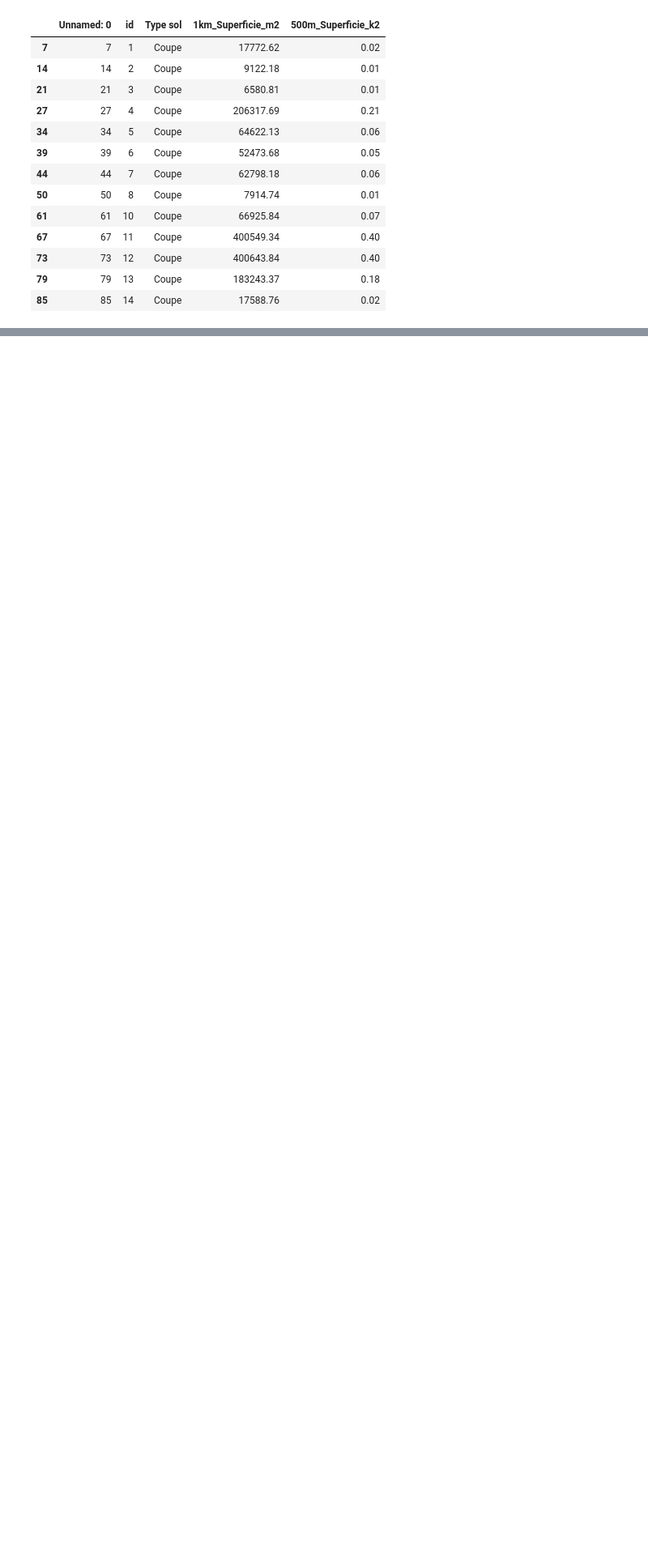
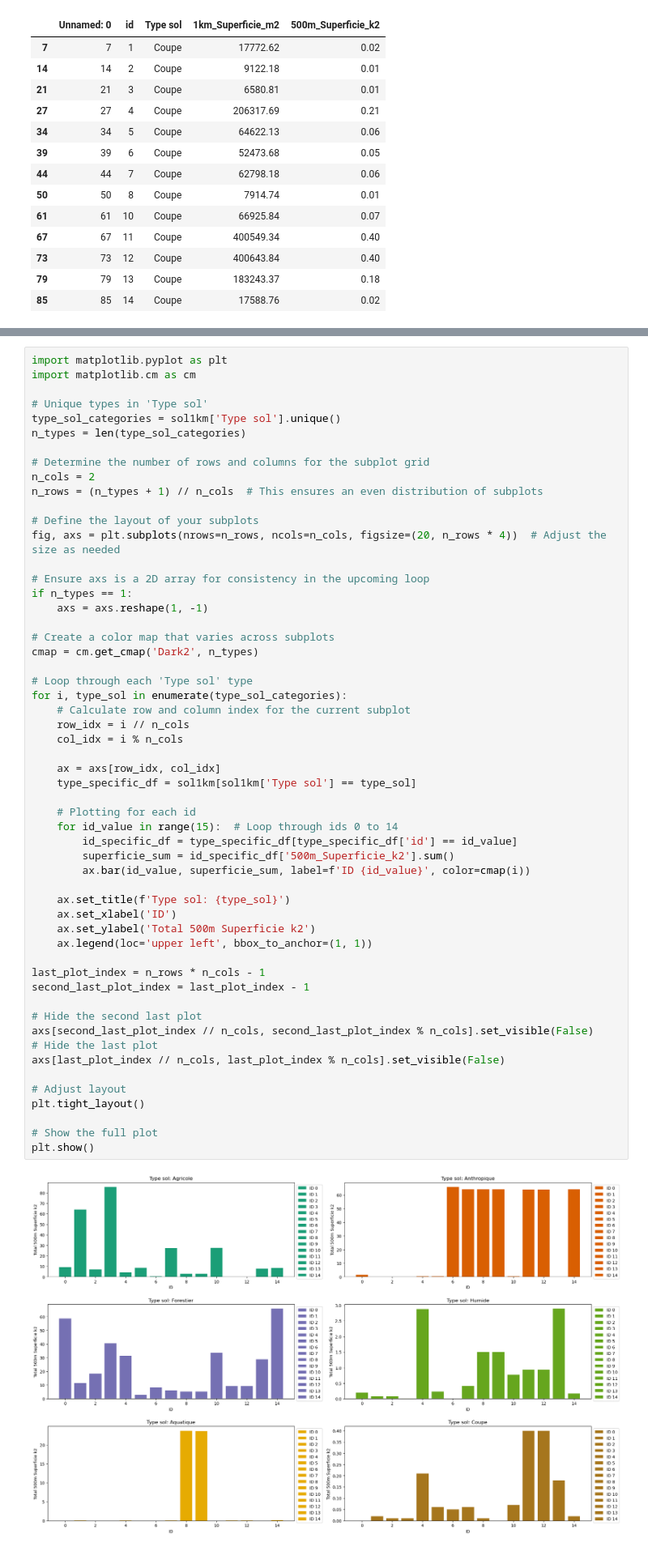
Before and after one commit to tofunori/Multi-buffers-data-extraction, a Jupyter notebook: data_manipulation.ipynb, the cells around one changed output, grey strips where cells are left out. Shown at 81% size. Drawn from its saved outputs; the diff is of its cells as text; blank space fills up the shorter version.

Commit message:
plots

```diff
--- a/data_manipulation.ipynb
+++ b/data_manipulation.ipynb
@@ -223,3 +224,60 @@ plt.tight_layout()
 plt.show()
 # %% [output]
 [figure]
+# %%
+import matplotlib.pyplot as plt
+import matplotlib.cm as cm
+
+# Unique types in 'Type sol'
+type_sol_categories = sol1km['Type sol'].unique()
+n_types = len(type_sol_categories)
+
+# Determine the number of rows and columns for the subplot grid
+n_cols = 2
+n_rows = (n_types + 1) // n_cols  # This ensures an even distribution of subplots
+
+# Define the layout of your subplots
+fig, axs = plt.subplots(nrows=n_rows, ncols=n_cols, figsize=(20, n_rows * 4))  # Adjust the size as needed
+
+# Ensure axs is a 2D array for consistency in the upcoming loop
+if n_types == 1:
+    axs = axs.reshape(1, -1)
+
+# Create a color map that varies across subplots
+cmap = cm.get_cmap('Dark2', n_types)
+
+# Loop through each 'Type sol' type
+for i, type_sol in enumerate(type_sol_categories):
+    # Calculate row and column index for the current subplot
+    row_idx = i // n_cols
+    col_idx = i % n_cols
+
+    ax = axs[row_idx, col_idx]
+    type_specific_df = sol1km[sol1km['Type sol'] == type_sol]
+
+    # Plotting for each id
+    for id_value in range(15):  # Loop through ids 0 to 14
+        id_specific_df = type_specific_df[type_specific_df['id'] == id_value]
+        superficie_sum = id_specific_df['500m_Superficie_k2'].sum()
+        ax.bar(id_value, superficie_sum, label=f'ID {id_value}', color=cmap(i))
+
+    ax.set_title(f'Type sol: {type_sol}')
+    ax.set_xlabel('ID')
+    ax.set_ylabel('Total 500m Superficie k2')
+    ax.legend(loc='upper left', bbox_to_anchor=(1, 1))
+
+last_plot_index = n_rows * n_cols - 1
+second_last_plot_index = last_plot_index - 1
+
+# Hide the second last plot
+axs[second_last_plot_index // n_cols, second_last_plot_index % n_cols].set_visible(False)
+# Hide the last plot
+axs[last_plot_index // n_cols, last_plot_index % n_cols].set_visible(False)
+
+# Adjust layout
+plt.tight_layout()
+
+# Show the full plot
+plt.show()
+# %% [output]
+[figure, added]
```
Also changed, not shown: parts of 2 cells of this notebook.
